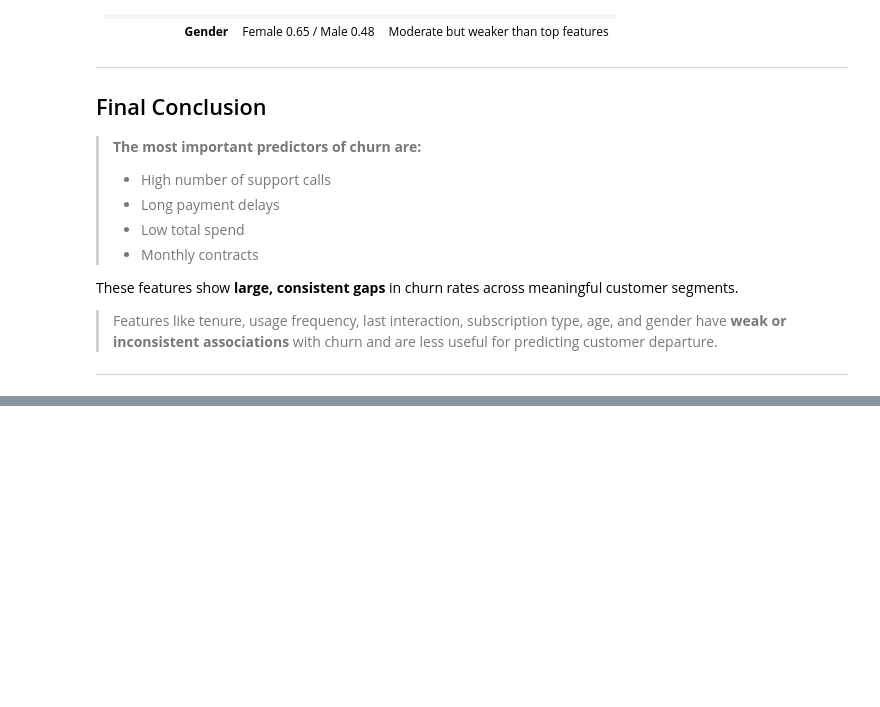
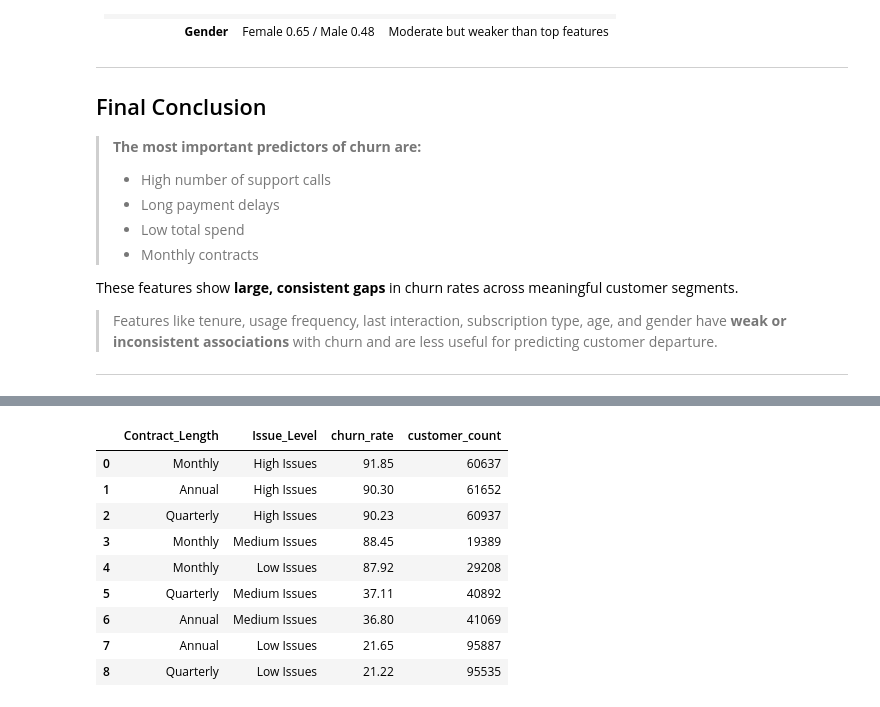
Before and after one commit to vivek-bhave/churn-analysis-from-sql-to-ml, a Jupyter notebook: Notebooks/SQL_Analysis/01_Behavioral_Univariate_Feature_Analysis_for_Churn.ipynb, the cells around one changed output, grey strips where cells are left out. Cells and saved outputs as stored; diff of their text form; code cells hidden in the pictures; blank space fills up the shorter version.

```diff
--- a/Notebooks/SQL_Analysis/01_Behavioral_Univariate_Feature_Analysis_for_Churn.ipynb
+++ b/Notebooks/SQL_Analysis/01_Behavioral_Univariate_Feature_Analysis_for_Churn.ipynb
@@ -709,0 +861,37 @@ These features show **large, consistent gaps** in churn rates across meaningful
+# %%
+query = """
+SELECT
+
+Contract_Length,
+
+CASE
+    WHEN Support_Calls <= 2 THEN 'Low Issues'
+    WHEN Support_Calls <= 4 THEN 'Medium Issues'
+    ELSE 'High Issues'
+END AS Issue_Level,
+
+ROUND(AVG(CASE WHEN Churn = 1 THEN 1 ELSE 0 END) * 100,2) AS churn_rate,
+
+COUNT(*) AS customer_count
+
+FROM churn
+
+GROUP BY Contract_Length, Issue_Level
+
+ORDER BY churn_rate DESC;
+"""
+
+df = pd.read_sql(query, engine)
+
+df
+# %% [output]
+|  | Contract_Length | Issue_Level | churn_rate | customer_count |
+| 0 | Monthly | High Issues | 91.85 | 60637 |
+| 1 | Annual | High Issues | 90.30 | 61652 |
+| 2 | Quarterly | High Issues | 90.23 | 60937 |
+| 3 | Monthly | Medium Issues | 88.45 | 19389 |
+| 4 | Monthly | Low Issues | 87.92 | 29208 |
+| 5 | Quarterly | Medium Issues | 37.11 | 40892 |
+| 6 | Annual | Medium Issues | 36.80 | 41069 |
+| 7 | Annual | Low Issues | 21.65 | 95887 |
+| 8 | Quarterly | Low Issues | 21.22 | 95535 |
```
Also changed, not shown: parts of 7 cells of this notebook.
